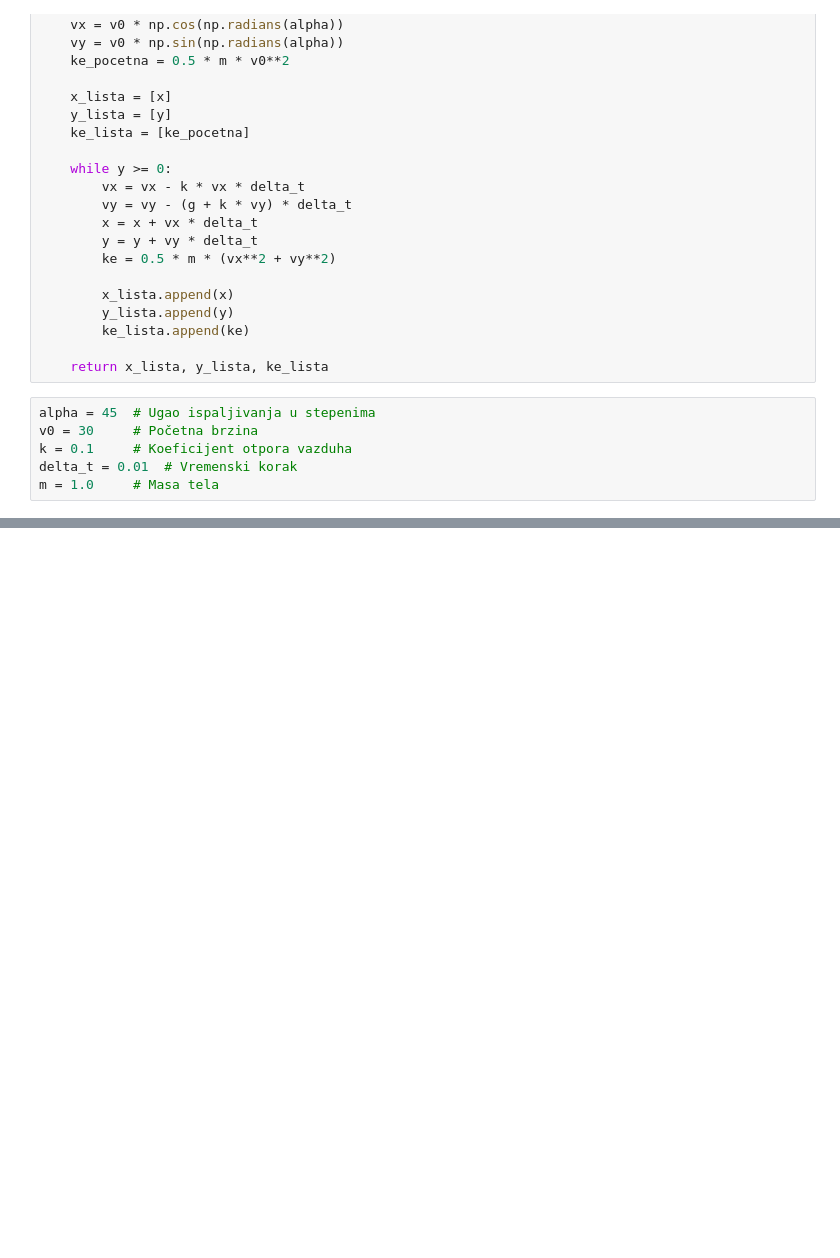
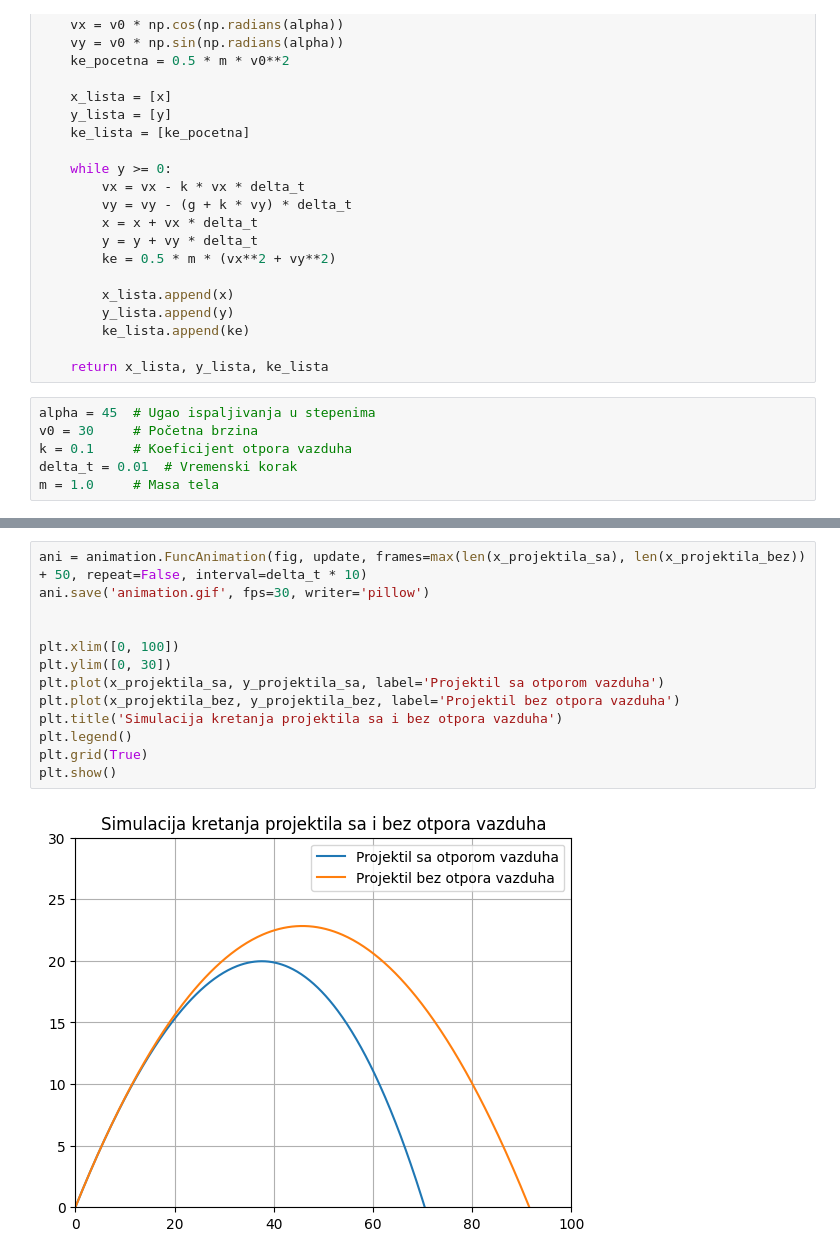
Before and after one commit to andjixi/analiza4-projekat, a Jupyter notebook: main.ipynb, the cells around one changed output, grey strips where cells are left out. Drawn from its saved outputs; the diff is of its cells as text; blank space fills up the shorter version.

```diff
--- a/main.ipynb
+++ b/main.ipynb
@@ -53,3 +86,18 @@ plt.show()
+# %%
+ani = animation.FuncAnimation(fig, update, frames=max(len(x_projektila_sa), len(x_projektila_bez)) + 50, repeat=False, interval=delta_t * 10)
+ani.save('animation.gif', fps=30, writer='pillow')
+
+
+plt.xlim([0, 100])
+plt.ylim([0, 30])
+plt.plot(x_projektila_sa, y_projektila_sa, label='Projektil sa otporom vazduha')
+plt.plot(x_projektila_bez, y_projektila_bez, label='Projektil bez otpora vazduha')
+plt.title('Simulacija kretanja projektila sa i bez otpora vazduha')
+plt.legend()
+plt.grid(True)
+plt.show()
+# %% [output]
+[figure, added]
 # %%
 gubitak_energije = ke_projektila[0] - ke_projektila[-1]
 print(f"Gubitak energije: {gubitak_energije} J")
```
Also changed, not shown: parts of 6 cells of this notebook, 1 other file.
